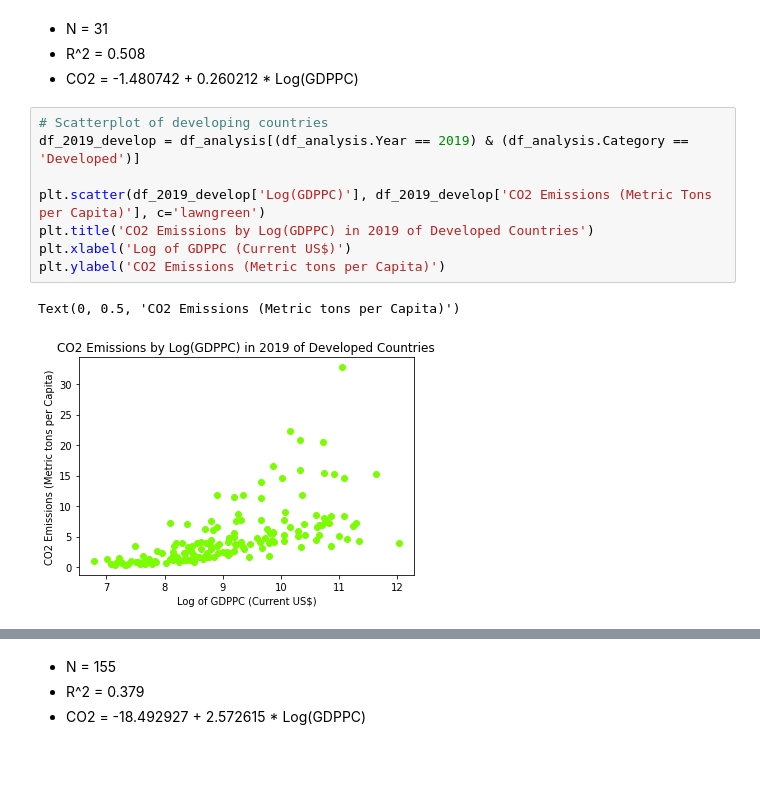
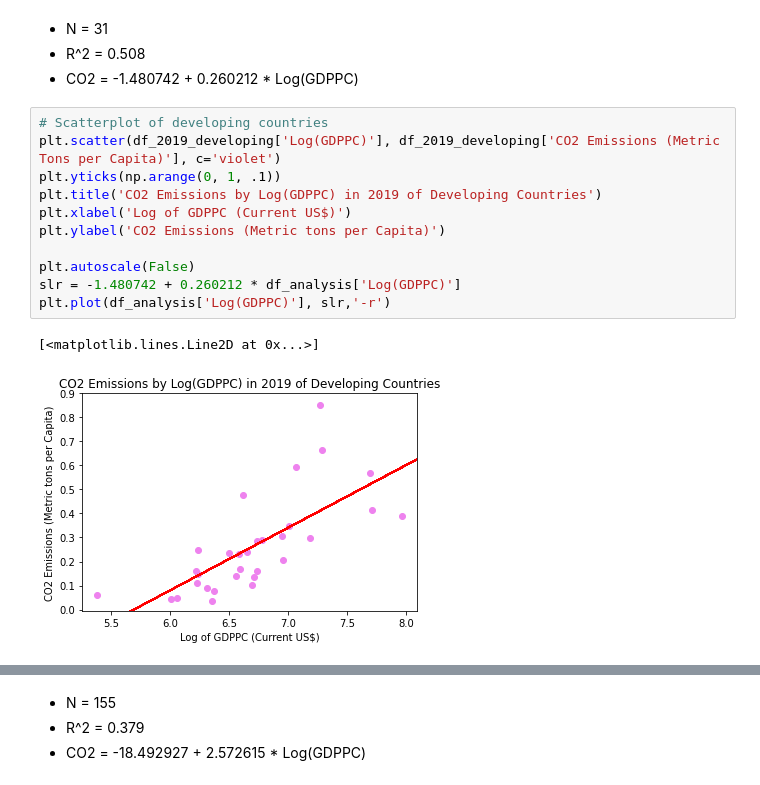
Before and after one commit to j-chu33/Senior-Project-Winter-2023, a Jupyter notebook: Senior_Project_Graphs.ipynb, the cells around one changed output, grey strips where cells are left out. Cells and saved outputs as stored; diff of their text form.

```diff
--- a/Senior_Project_Graphs.ipynb
+++ b/Senior_Project_Graphs.ipynb
@@ -355,14 +357,17 @@ lr.params, lr.summary()
 * CO2 = -1.480742 + 0.260212 * Log(GDPPC)
 # %%
 # Scatterplot of developing countries
-df_2019_develop = df_analysis[(df_analysis.Year == 2019) & (df_analysis.Category == 'Developed')]
-
-plt.scatter(df_2019_develop['Log(GDPPC)'], df_2019_develop['CO2 Emissions (Metric Tons per Capita)'], c='lawngreen')
-plt.title('CO2 Emissions by Log(GDPPC) in 2019 of Developed Countries')
+plt.scatter(df_2019_developing['Log(GDPPC)'], df_2019_developing['CO2 Emissions (Metric Tons per Capita)'], c='violet')
+plt.yticks(np.arange(0, 1, .1))
+plt.title('CO2 Emissions by Log(GDPPC) in 2019 of Developing Countries')
 plt.xlabel('Log of GDPPC (Current US$)')
 plt.ylabel('CO2 Emissions (Metric tons per Capita)')
+
+plt.autoscale(False)
+slr = -1.480742 + 0.260212 * df_analysis['Log(GDPPC)']
+plt.plot(df_analysis['Log(GDPPC)'], slr,'-r')
 # %% [output]
-Text(0, 0.5, 'CO2 Emissions (Metric tons per Capita)')
+[<matplotlib.lines.Line2D at 0x...>]
-[figure, old version]
+[figure, new version]
 # %%
 # Simple Linear Regression of Developed countries in 2019
```
Also changed, not shown: parts of 9 cells of this notebook.
